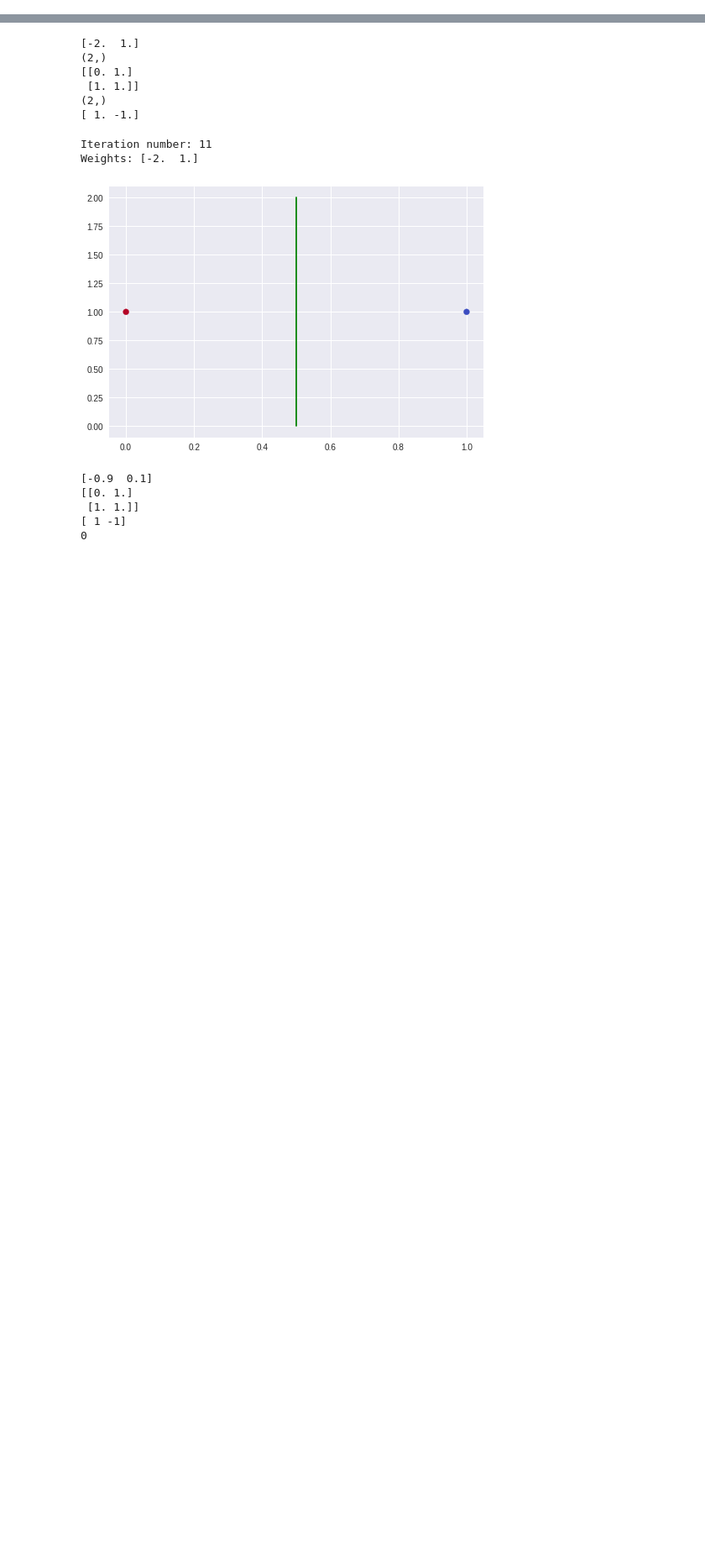
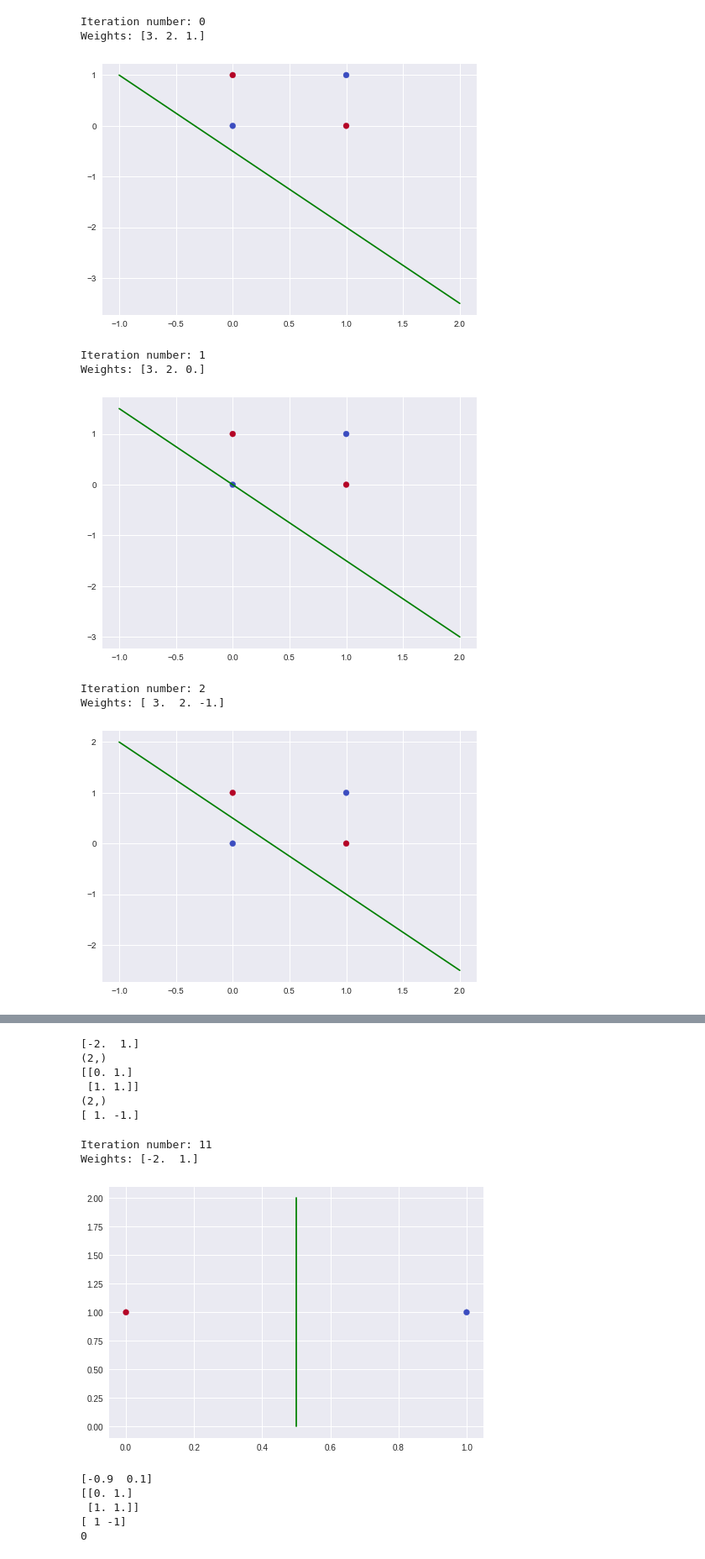
Before and after one commit to PritishWadhwa/DL-Assignments, a Jupyter notebook: Assignment1/Ques1/PTA.ipynb, the cells around one changed output, grey strips where cells are left out. Shown at 84% size. Drawn from its saved outputs; the diff is of its cells as text; code cells hidden in the pictures; blank space fills up the shorter version.

```diff
--- a/Assignment1/Ques1/PTA.ipynb
+++ b/Assignment1/Ques1/PTA.ipynb
@@ -82,0 +185,17 @@ class Perceptron():
+# %%
+# Data corresponding to AND Gate
+X = np.array([[0, 0], [0, 1], [1, 0], [1, 1]])
+y = np.array([0, 1, 1, 0])
+# %%
+p = Perceptron(X=X, y=y, numWeights=2, threshold=0, weights=[3,2,1], modelName='xorGate', loadModel=False)
+p.train()
+# %% [output]
+Iteration number: 0
+Weights: [3. 2. 1.]
+[figure, added]
+Iteration number: 1
+Weights: [3. 2. 0.]
+[figure, added]
+Iteration number: 2
+Weights: [ 3.  2. -1.]
+[figure, added]
```
Also changed, not shown: parts of 12 cells of this notebook, 4 other files.
